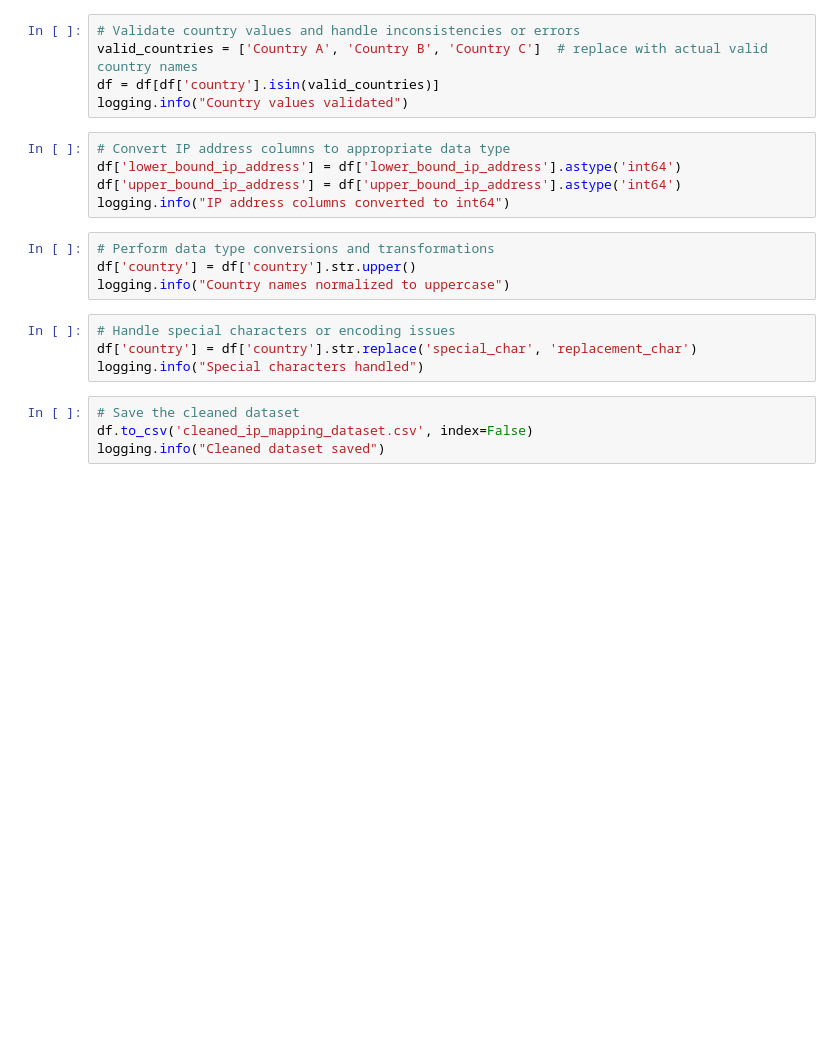
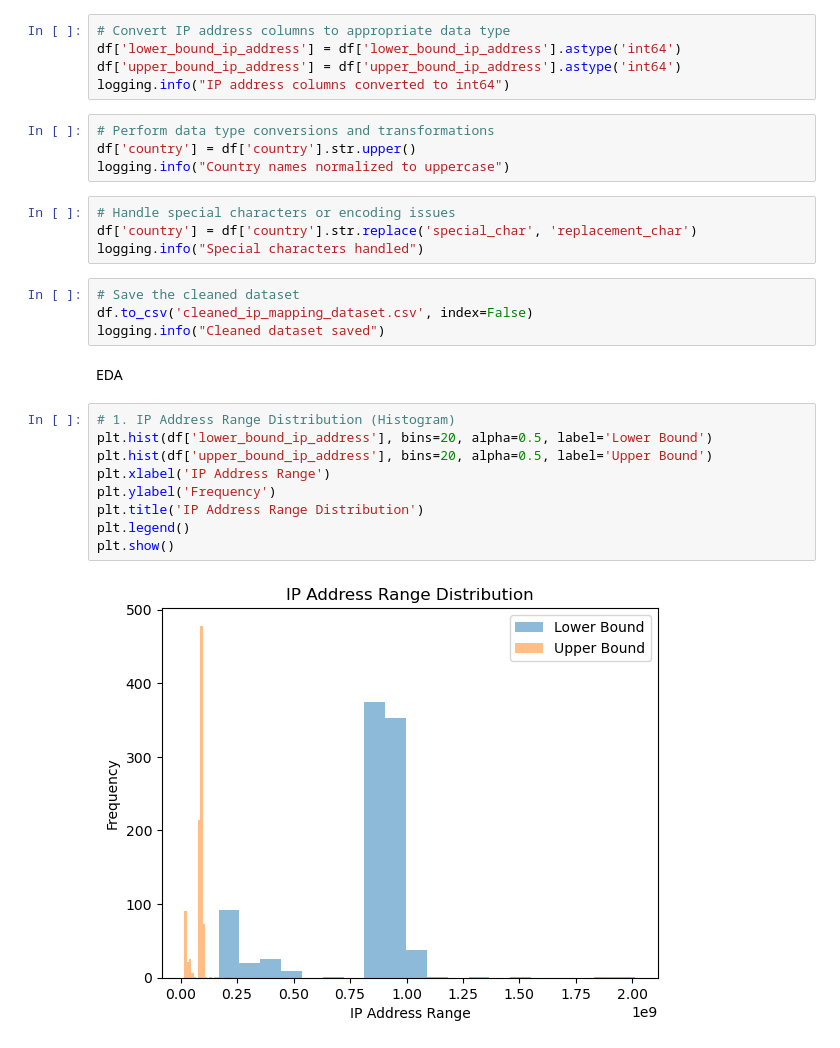
Before and after one commit to jodahe1/Adey-Innovations-Inc, a Jupyter notebook: IPAddressDataCleaning.ipynb, the cells around one changed output. Cells and saved outputs as stored; diff of their text form; blank space fills up the shorter version.

```diff
--- a/IPAddressDataCleaning.ipynb
+++ b/IPAddressDataCleaning.ipynb
@@ -33,11 +37,6 @@ df['lower_bound_ip_address'] = df['lower_bound_ip_address'].astype(float).astype
 df['upper_bound_ip_address'] = df['upper_bound_ip_address'].astype(float).astype(int)
 df = df[(df['lower_bound_ip_address'] >= 0) & (df['upper_bound_ip_address'] <= 4294967295)]
 logging.info("Outliers and invalid IP address ranges handled")
-# %%
-# Validate country values and handle inconsistencies or errors
-valid_countries = ['Country A', 'Country B', 'Country C']  # replace with actual valid country names
-df = df[df['country'].isin(valid_countries)]
-logging.info("Country values validated")
 # %%
 # Convert IP address columns to appropriate data type
 df['lower_bound_ip_address'] = df['lower_bound_ip_address'].astype('int64')
@@ -55,3 +54,16 @@ logging.info("Special characters handled")
 # Save the cleaned dataset
 df.to_csv('cleaned_ip_mapping_dataset.csv', index=False)
 logging.info("Cleaned dataset saved")
+# %% [markdown]
+EDA
+# %%
+# 1. IP Address Range Distribution (Histogram)
+plt.hist(df['lower_bound_ip_address'], bins=20, alpha=0.5, label='Lower Bound')
+plt.hist(df['upper_bound_ip_address'], bins=20, alpha=0.5, label='Upper Bound')
+plt.xlabel('IP Address Range')
+plt.ylabel('Frequency')
+plt.title('IP Address Range Distribution')
+plt.legend()
+plt.show()
+# %% [output]
+[figure, added]
```
Also changed, not shown: parts of 5 cells of this notebook.
